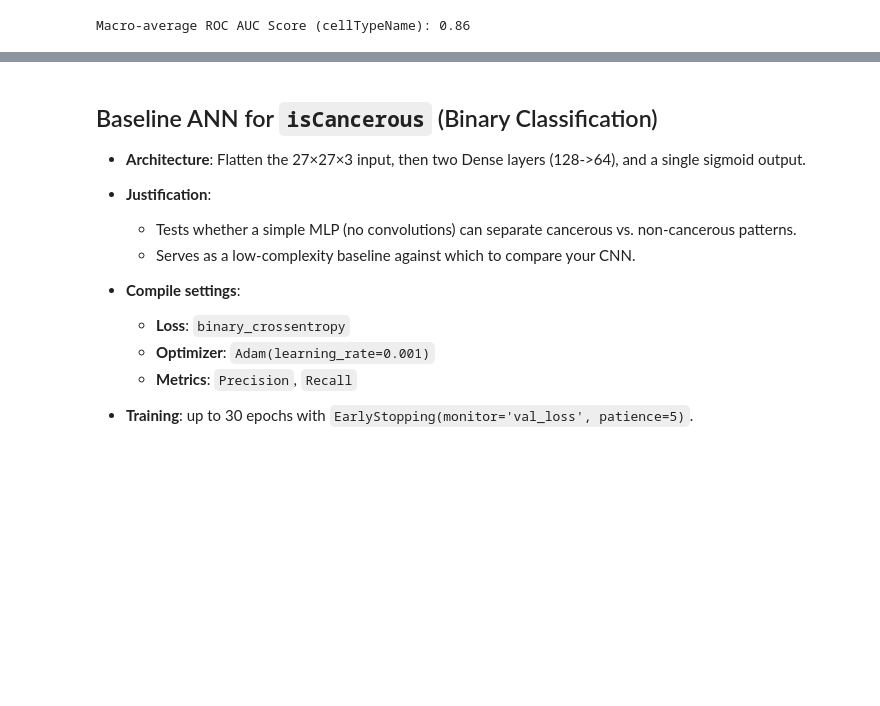
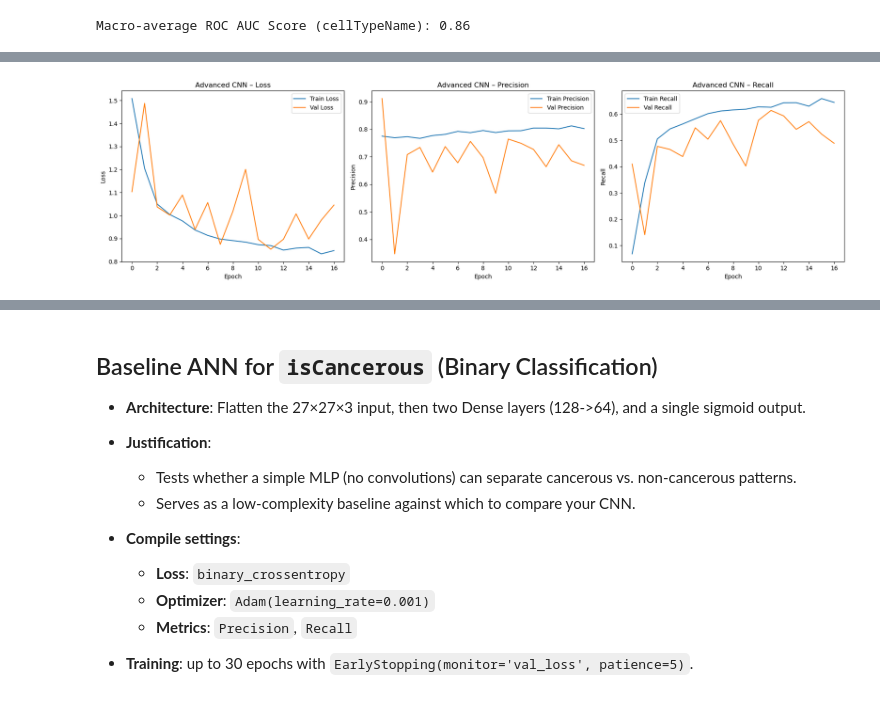
Before and after one commit to Shreyas-Shah30/Colon-Cancer-Histopathology-Image-Classification-ML-Project, a Jupyter notebook: s4005805_s3978268.ipynb, the cells around one changed output, grey strips where cells are left out. Cells and saved outputs as stored; diff of their text form; code cells hidden in the pictures; blank space fills up the shorter version.

```diff
--- a/s4005805_s3978268.ipynb
+++ b/s4005805_s3978268.ipynb
@@ -1002,0 +1212,93 @@ Macro-average ROC AUC Score (cellTypeName): 0.86
+# %%
+from tensorflow.keras.layers import Dropout
+from tensorflow.keras.regularizers import l2
+
+# Advanced CNN for cellTypeName with dropout + L2 regularisation
+model_cellType_advanced = Sequential([
+    Input(shape=INPUT_SHAPE),
+
+    # First Conv block
+    Conv2D(32, (3, 3), activation='relu', kernel_regularizer=l2(0.001)),
+    MaxPooling2D(pool_size=(2, 2)),
+    Dropout(0.25),
+
+    # Second Conv block
+    Conv2D(64, (3, 3), activation='relu', kernel_regularizer=l2(0.001)),
+    MaxPooling2D(pool_size=(2, 2)),
+    Dropout(0.25),
+
+    Flatten(),
+    Dense(128, activation='relu', kernel_regularizer=l2(0.001)),
+    Dropout(0.5),
+    Dense(NUM_CLASSES, activation='softmax')
+])
+
+model_cellType_advanced.compile(
+    optimizer=Adam(learning_rate=0.0005),
+    loss='categorical_crossentropy',
+    metrics=[Precision(name='precision'), Recall(name='recall')]
+)
+
+model_cellType_advanced.summary()
+
+# Train advanced model with early stopping
+history_cellType_advanced = model_cellType_advanced.fit(
+    train_generator,
+    epochs=30,
+    validation_data=val_generator,
+    callbacks=[early_stop],
+    class_weight=class_weight_dict_multi
+)
+
+# Plot learning curves
+plt.figure(figsize=(18, 5))
+
+plt.subplot(1, 3, 1)
+plt.plot(history_cellType_advanced.history['loss'], label='Train Loss')
+plt.plot(history_cellType_advanced.history['val_loss'], label='Val Loss')
+plt.title('Advanced CNN – Loss')
+plt.xlabel('Epoch')
+plt.ylabel('Loss')
+plt.legend()
+
+plt.subplot(1, 3, 2)
+plt.plot(history_cellType_advanced.history['precision'], label='Train Precision')
+plt.plot(history_cellType_advanced.history['val_precision'], label='Val Precision')
+plt.title('Advanced CNN – Precision')
+plt.xlabel('Epoch')
+plt.ylabel('Precision')
+plt.legend()
+
+plt.subplot(1, 3, 3)
+plt.plot(history_cellType_advanced.history['recall'], label='Train Recall')
+plt.plot(history_cellType_advanced.history['val_recall'], label='Val Recall')
+plt.title('Advanced CNN – Recall')
+plt.xlabel('Epoch')
+plt.ylabel('Recall')
+plt.legend()
+
+plt.tight_layout()
+plt.show()
+
+# Evaluation
+y_pred_probs_type_adv = model_cellType_advanced.predict(val_generator)
+y_pred_classes_type_adv = np.argmax(y_pred_probs_type_adv, axis=1)
+y_true_type_adv = val_generator.classes
+
+print("Classification Report (Advanced CNN – cellTypeName):")
+print(classification_report(y_true_type_adv, y_pred_classes_type_adv, target_names=class_labels))
+
+cm_type_adv = confusion_matrix(y_true_type_adv, y_pred_classes_type_adv)
+plt.figure(figsize=(6, 5))
+sns.heatmap(cm_type_adv, annot=True, fmt='d', cmap='Oranges',
+            xticklabels=class_labels, yticklabels=class_labels)
+plt.xlabel('Predicted Label')
+plt.ylabel('True Label')
+plt.title('Confusion Matrix – Advanced CNN cellTypeName')
+plt.show()
+
+# ROC AUC Score
+y_true_binarized_adv = label_binarize(y_true_type_adv, classes=[0, 1, 2, 3])
+roc_auc_type_adv = roc_auc_score(y_true_binarized_adv, y_pred_probs_type_adv, average='macro', multi_class='ovr')
+print(f"Macro-average ROC AUC Score (Advanced CNN – cellTypeName): {roc_auc_type_adv:.2f}")
+# %% [output]
@@ -1002,0 +1344 @@ Macro-average ROC AUC Score (cellTypeName): 0.86
+[figure, added]
```
Also changed, not shown: parts of 19 cells of this notebook.
